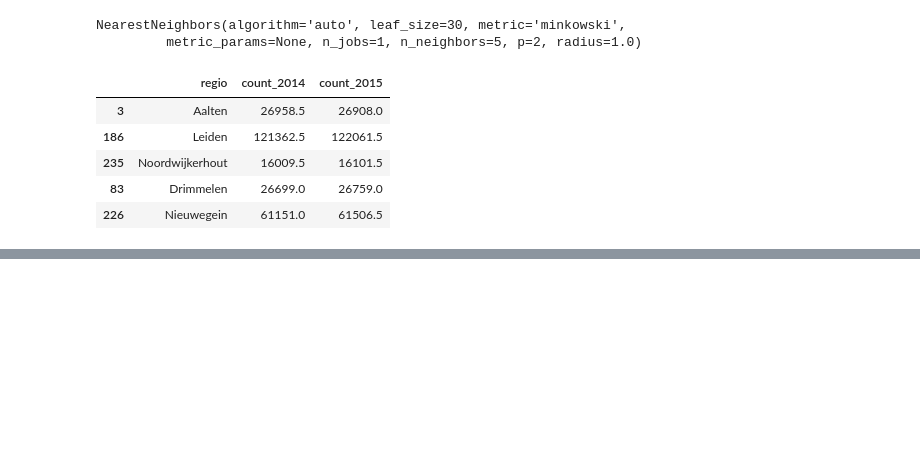
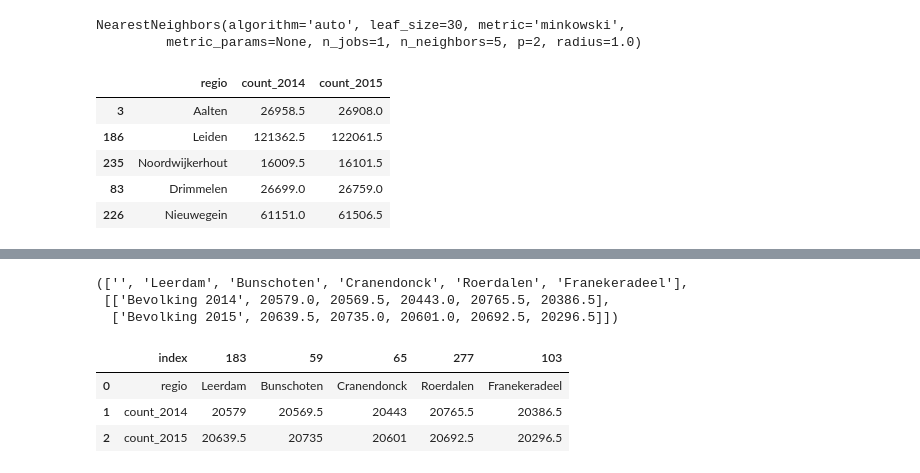
Before and after one commit to Gijs-Koot/gemeente-deler, a Jupyter notebook: notebooks/datasets.ipynb, the cells around one changed output, grey strips where cells are left out. Drawn from its saved outputs; the diff is of its cells as text; code cells hidden in the pictures; blank space fills up the shorter version.

Commit message:
improved table design

```diff
--- a/notebooks/datasets.ipynb
+++ b/notebooks/datasets.ipynb
@@ -183,0 +193,12 @@ df.ix[near]
+# %%
+idx = sim.T.columns
+cols = sim.columns
+
+header = [""] + sim.T.loc["regio", idx].values.tolist()
+rows = sim.T.loc[list(set(cols) - {"regio"}), idx].rename(rename).reset_index().values.tolist()
+
+header, rows
+# %% [output]
+(['', 'Leerdam', 'Bunschoten', 'Cranendonck', 'Roerdalen', 'Franekeradeel'],
+ [['Bevolking 2014', 20579.0, 20569.5, 20443.0, 20765.5, 20386.5],
+  ['Bevolking 2015', 20639.5, 20735.0, 20601.0, 20692.5, 20296.5]])
@@ -183,0 +209,7 @@ df.ix[near]
+# %%
+sim.T.reset_index()
+# %% [output]
+|  | index | 183 | 59 | 65 | 277 | 103 |
+| 0 | regio | Leerdam | Bunschoten | Cranendonck | Roerdalen | Franekeradeel |
+| 1 | count_2014 | 20579 | 20569.5 | 20443 | 20765.5 | 20386.5 |
+| 2 | count_2015 | 20639.5 | 20735 | 20601 | 20692.5 | 20296.5 |
```
Also changed, not shown: parts of 2 cells of this notebook, 2 other files.
